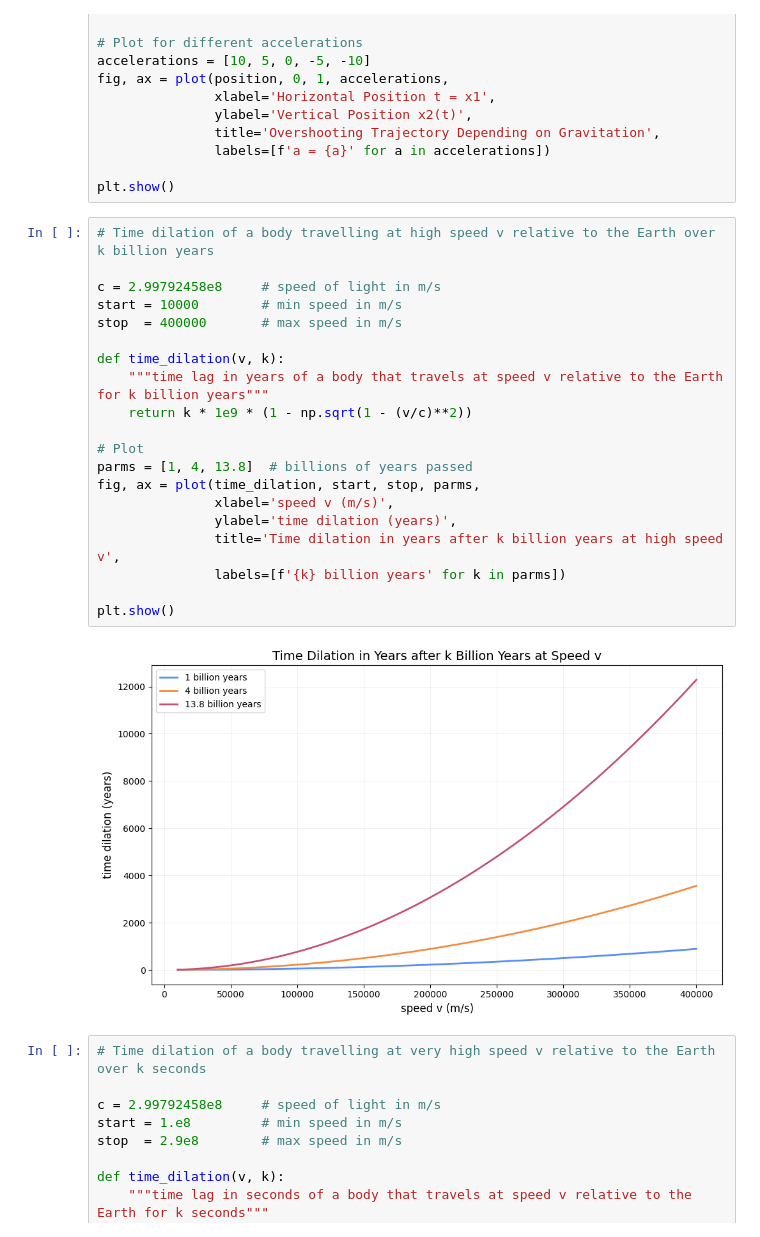
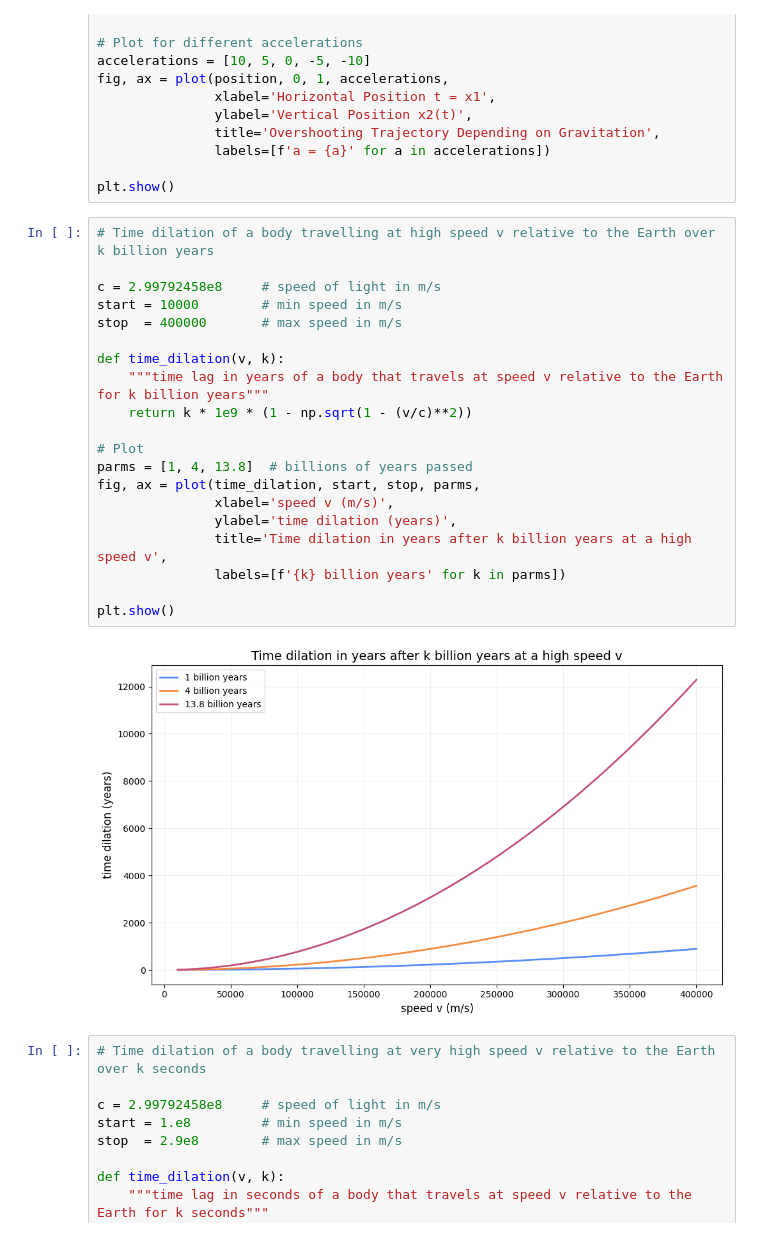
Before and after one commit to johsieders/essays, a Jupyter notebook: helpers/plotting.ipynb, the cells around one changed output. Saved outputs shown, nothing was run; the diff lists cells and outputs as text.

```diff
--- a/helpers/plotting.ipynb
+++ b/helpers/plotting.ipynb
@@ -139,25 +139,25 @@ plt.show()
 # %%
 # Time dilation of a body travelling at high speed v relative to the Earth over k billion years
 
 c = 2.99792458e8     # speed of light in m/s
 start = 10000        # min speed in m/s
 stop  = 400000       # max speed in m/s
 
 def time_dilation(v, k):
     """time lag in years of a body that travels at speed v relative to the Earth for k billion years"""
     return k * 1e9 * (1 - np.sqrt(1 - (v/c)**2))
 
 # Plot
 parms = [1, 4, 13.8]  # billions of years passed
 fig, ax = plot(time_dilation, start, stop, parms,
                xlabel='speed v (m/s)',
                ylabel='time dilation (years)',
-               title='Time dilation in years after k billion years at high speed v',
+               title='Time dilation in years after k billion years at a high speed v',
                labels=[f'{k} billion years' for k in parms])
 
 plt.show()
 # %% [output]
-[figure, old version]
+[figure, new version]
 # %%
 # Time dilation of a body travelling at very high speed v relative to the Earth over k seconds
 
```
Also changed, not shown: 1 other file.
